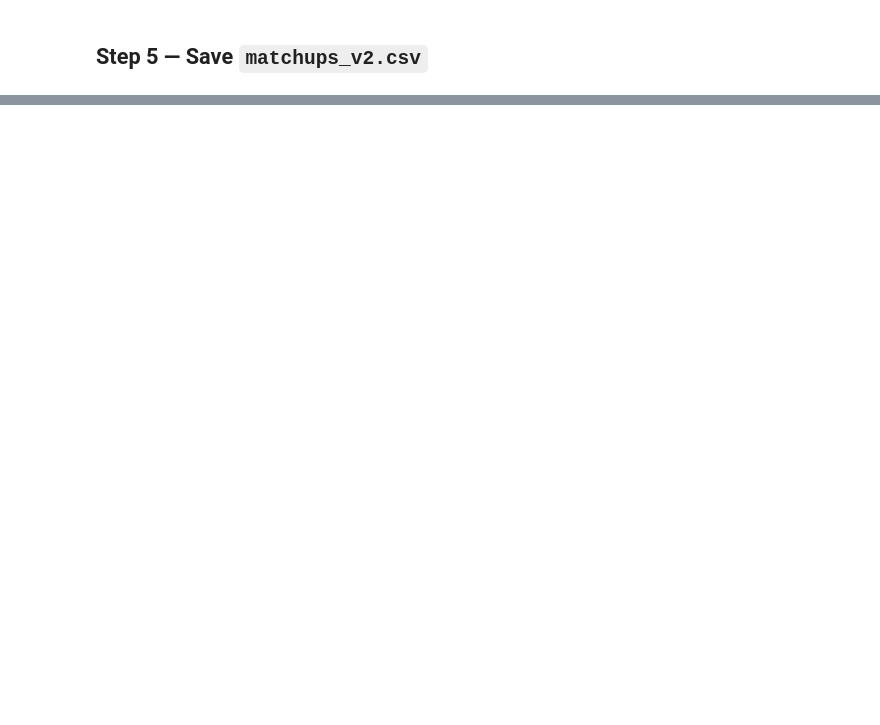
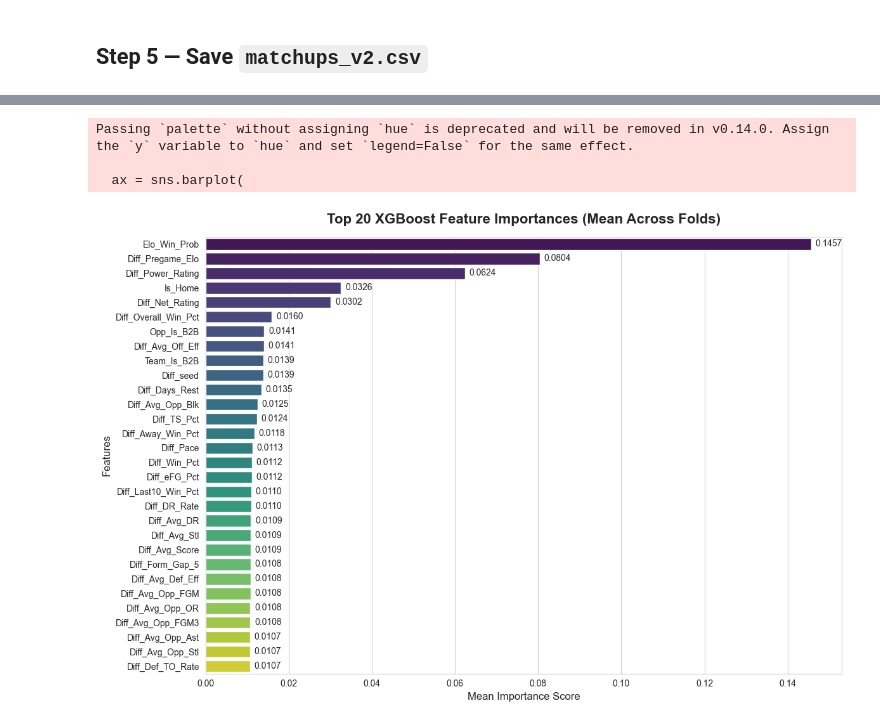
Before and after one commit to fallensnake/IEOR142AProject, a Jupyter notebook: build_features_nba.ipynb, the cells around one changed output, grey strips where cells are left out. Cells and saved outputs as stored; diff of their text form; code cells hidden in the pictures; blank space fills up the shorter version.

Commit message:
0.216 Brier score

```diff
--- a/build_features_nba.ipynb
+++ b/build_features_nba.ipynb
@@ -504,0 +562,17 @@ Overall Brier    : 0.21739
+# %%
+df = pd.read_csv("matchups_v2.csv", parse_dates=['DayDate'])
+df = df.dropna(subset=['Diff_Avg_Score']).copy()
+
+# The Elite 27 Curated Features
+elite_features = [
+    'Is_Home', 'Team_Altitude_Dis', 'Opp_Altitude_Dis',
+    'Team_Is_B2B', 'Opp_Is_B2B', 'Team_Is_4in5', 'Opp_Is_4in5', 'Diff_Days_Rest',
+    'Elo_Win_Prob', 'Diff_Power_Rating', 'Diff_Net_Rating', 'Diff_Pace',
+    'Diff_eFG_Pct', 'Diff_TS_Pct', 'Diff_OR_Rate', 'Diff_TO_Rate', 'Diff_FT_Rate',
+    'Diff_Def_eFG_Pct', 'Diff_DR_Rate', 'Diff_Def_TO_Rate', 'Diff_Def_FT_Rate',
+    'H2H_Win_Pct', 'Diff_Win_Streak', 'Diff_Last_14_Days_Win_Pct',
+    'Diff_Form_Gap_10', 'Diff_Overall_Win_Pct'
+]
+feature_cols = [c for c in df.columns if c.startswith('Diff_')] + elite_features
+X = df[feature_cols]
+y = df['Target_Win']
@@ -504,0 +680,49 @@ Overall Brier    : 0.21739
+# %%
+import matplotlib.pyplot as plt
+import seaborn as sns
+
+# ---- Top features by mean importance across folds ----
+fi = pd.DataFrame({f'fold_{i}': m.feature_importances_ for i, m in enumerate(fold_models)},
+                  index=feature_cols)
+fi['mean'] = fi.mean(axis=1)
+fi = fi.sort_values('mean', ascending=False)
+
+# ----------------------------------------------------
+# VISUALIZATION: Top 20 Features
+# ----------------------------------------------------
+# Reset index so the feature names become a standard column we can plot
+top_features = fi.head(30).reset_index()
+top_features = top_features.rename(columns={'index': 'Feature'})
+
+# Set up the plot size and style
+plt.figure(figsize=(12, 8))
+sns.set_style("whitegrid") # Adds faint grid lines to make reading scores easier
+
+# Create a horizontal bar chart
+ax = sns.barplot(
+    x='mean',
+    y='Feature',
+    data=top_features,
+    palette='viridis' # A clean, modern color gradient
+)
+
+# Formatting the chart
+plt.title('Top 20 XGBoost Feature Importances (Mean Across Folds)', fontsize=16, fontweight='bold', pad=15)
+plt.xlabel('Mean Importance Score', fontsize=12)
+plt.ylabel('Features', fontsize=12)
+
+# Optional: Add the exact score numbers to the end of each bar
+for p in ax.patches:
+    width = p.get_width()
+    plt.text(width + 0.001, p.get_y() + p.get_height() / 2,
+             f'{width:.4f}',
+             ha='left', va='center', fontsize=10)
+
+# Adjust layout to fit long feature names and display
+plt.tight_layout()
+plt.show()
+# %% [output]
+Passing `palette` without assigning `hue` is deprecated and will be removed in v0.14.0. Assign the `y` variable to `hue` and set `legend=False` for the same effect.
+
+  ax = sns.barplot(
+[figure, added]
```
Also changed, not shown: parts of 27 cells of this notebook, 1 other file.
